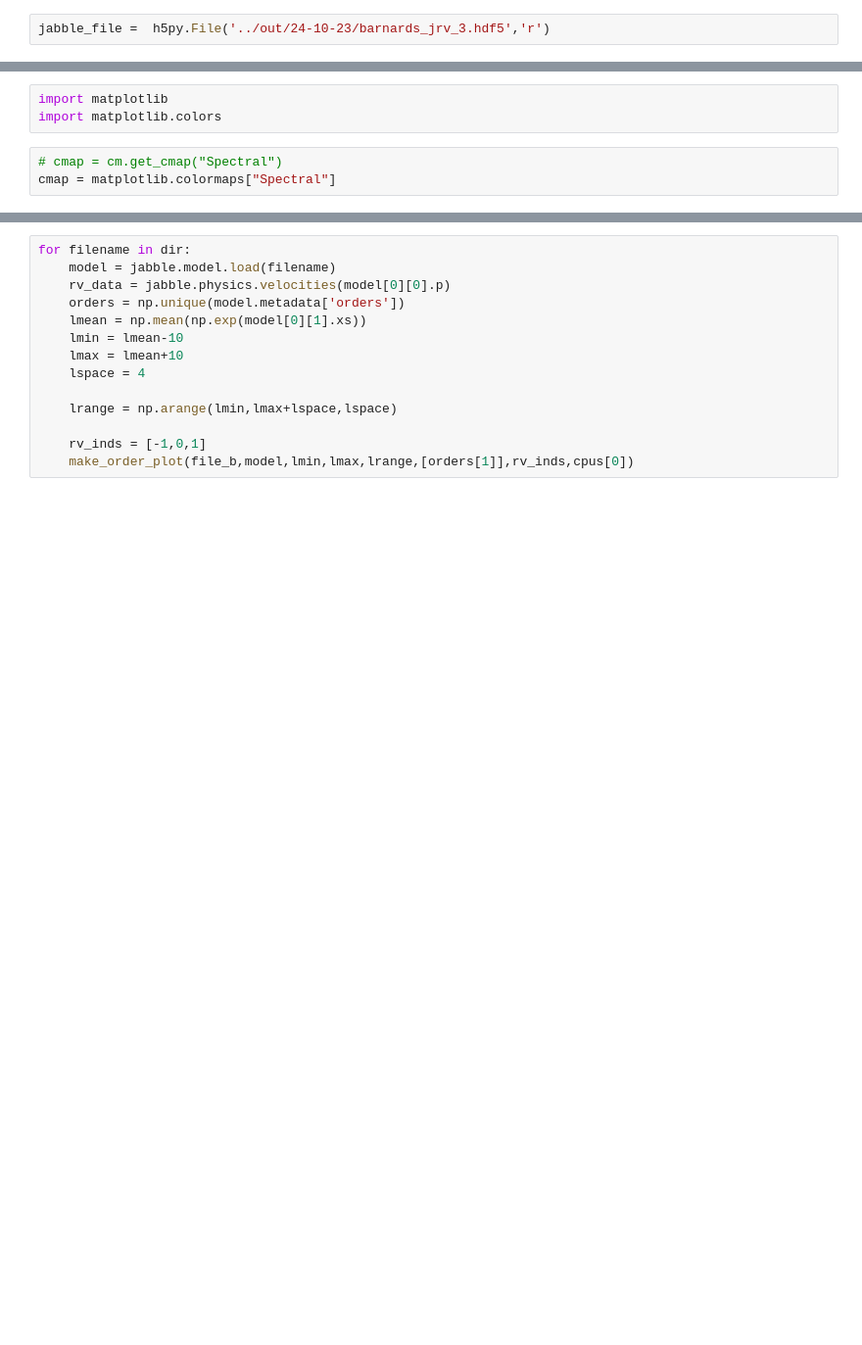
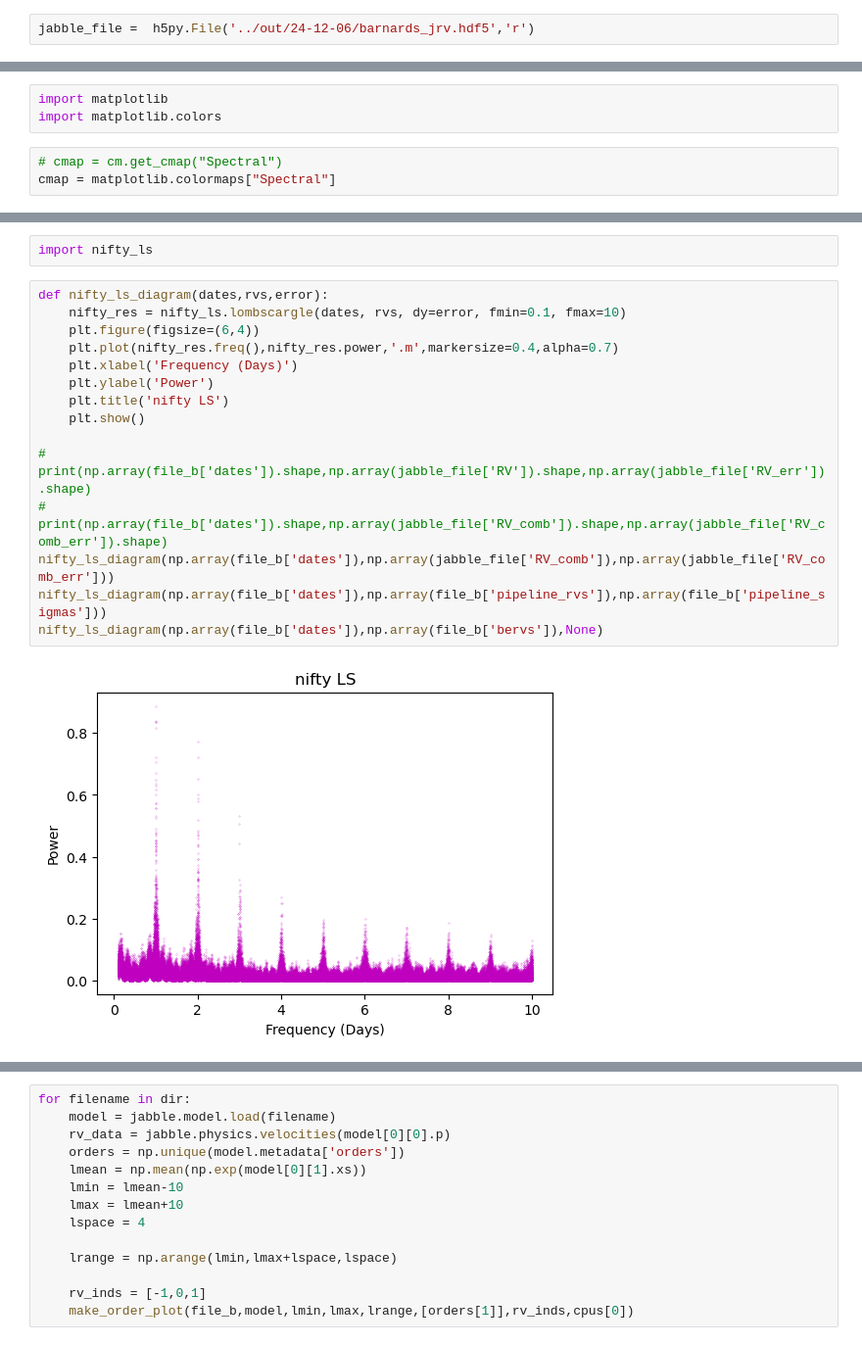
Before and after one commit to mdd423/wobble_jax, a Jupyter notebook: notebooks/02-51peg.ipynb, the cells around one changed output, grey strips where cells are left out. Shown at 98% size. Cells and saved outputs as stored; diff of their text form; blank space fills up the shorter version.

```diff
--- a/notebooks/02-51peg.ipynb
+++ b/notebooks/02-51peg.ipynb
@@ -690,7 +639,7 @@ with h5py.File('../out/24-10-23/barnards_jrv_3.hdf5','w') as jabble_file:
     jabble_file.create_dataset('RV_comb',data=rv_comb)
     jabble_file.create_dataset('RV_comb_err',data=np.sqrt(var_comb))
 # %%
-jabble_file =  h5py.File('../out/24-10-23/barnards_jrv_3.hdf5','r')
+jabble_file =  h5py.File('../out/24-12-06/barnards_jrv.hdf5','r')
 # %%
 # jabble_file =  h5py.File('../out/24-10-23/rv_jabble.hdf5','r')
 # %%
@@ -888,0 +1014,19 @@ rv_all_order_harps_plot(np.array(file_b['dates']),np.array(jabble_file['RV']),np
+# %%
+import nifty_ls
+# %%
+def nifty_ls_diagram(dates,rvs,error):
+    nifty_res = nifty_ls.lombscargle(dates, rvs, dy=error, fmin=0.1, fmax=10)
+    plt.figure(figsize=(6,4))
+    plt.plot(nifty_res.freq(),nifty_res.power,'.m',markersize=0.4,alpha=0.7)
+    plt.xlabel('Frequency (Days)')
+    plt.ylabel('Power')
+    plt.title('nifty LS')
+    plt.show()
+
+# print(np.array(file_b['dates']).shape,np.array(jabble_file['RV']).shape,np.array(jabble_file['RV_err']).shape)
+# print(np.array(file_b['dates']).shape,np.array(jabble_file['RV_comb']).shape,np.array(jabble_file['RV_comb_err']).shape)
+nifty_ls_diagram(np.array(file_b['dates']),np.array(jabble_file['RV_comb']),np.array(jabble_file['RV_comb_err']))
+nifty_ls_diagram(np.array(file_b['dates']),np.array(file_b['pipeline_rvs']),np.array(file_b['pipeline_sigmas']))
+nifty_ls_diagram(np.array(file_b['dates']),np.array(file_b['bervs']),None)
+# %% [output]
+[figure, added]
```
Also changed, not shown: parts of 52 cells of this notebook.
